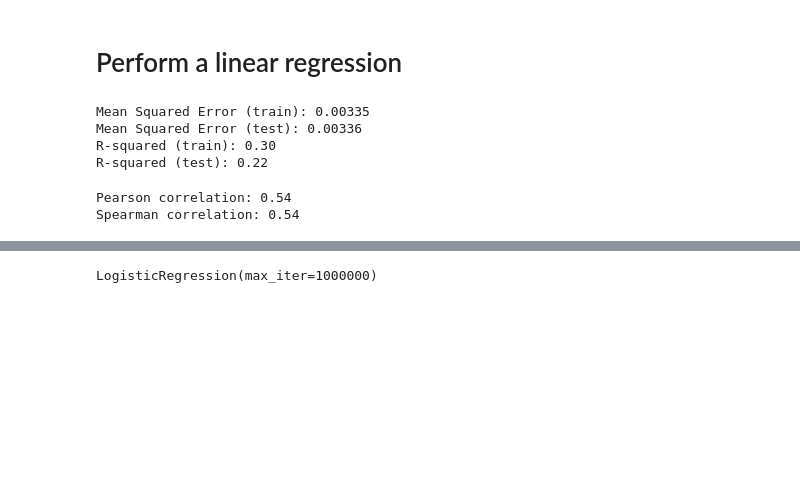
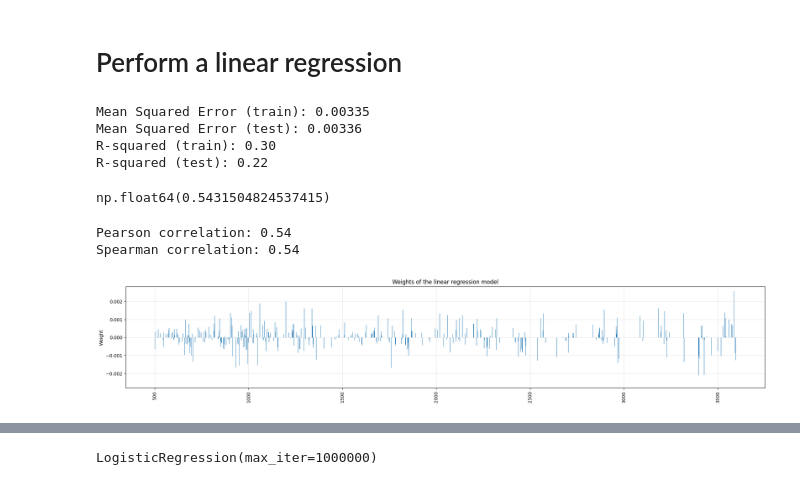
Before and after one commit to GeNeHetX/MALDI-balanced, a Jupyter notebook: linear_models.ipynb, the cells around one changed output, grey strips where cells are left out. Saved outputs shown, nothing was run; the diff lists cells and outputs as text; code cells hidden in the pictures; blank space fills up the shorter version.

```diff
--- a/linear_models.ipynb
+++ b/linear_models.ipynb
@@ -121,6 +121,10 @@ Mean Squared Error (train): 0.00335
 Mean Squared Error (test): 0.00336
 R-squared (train): 0.30
 R-squared (test): 0.22
+# %%
+np.sqrt(r2_train)
+# %% [output]
+np.float64(0.5431504824537415)
 # %%
 # Create a linear regression model
 model_reg = LinearRegression()
@@ -133,3 +137,17 @@ print(f"Spearman correlation: {np.corrcoef(y, model_reg.predict(X))[0, 1]:.2f}")
 # %% [output]
 Pearson correlation: 0.54
 Spearman correlation: 0.54
+# %%
+# Compute the weights of the model
+weights = model_reg.coef_
+
+# Plot the weights
+plt.figure(figsize=(25, 4))
+plt.bar(peaks.columns.astype(float), weights)
+plt.xticks(rotation=90)
+plt.ylabel('Weight')
+plt.title('Weights of the linear regression model')
+plt.grid(alpha=0.3)
+plt.show()
+# %% [output]
+[figure, added]
```
Also changed, not shown: parts of 18 cells of this notebook.
